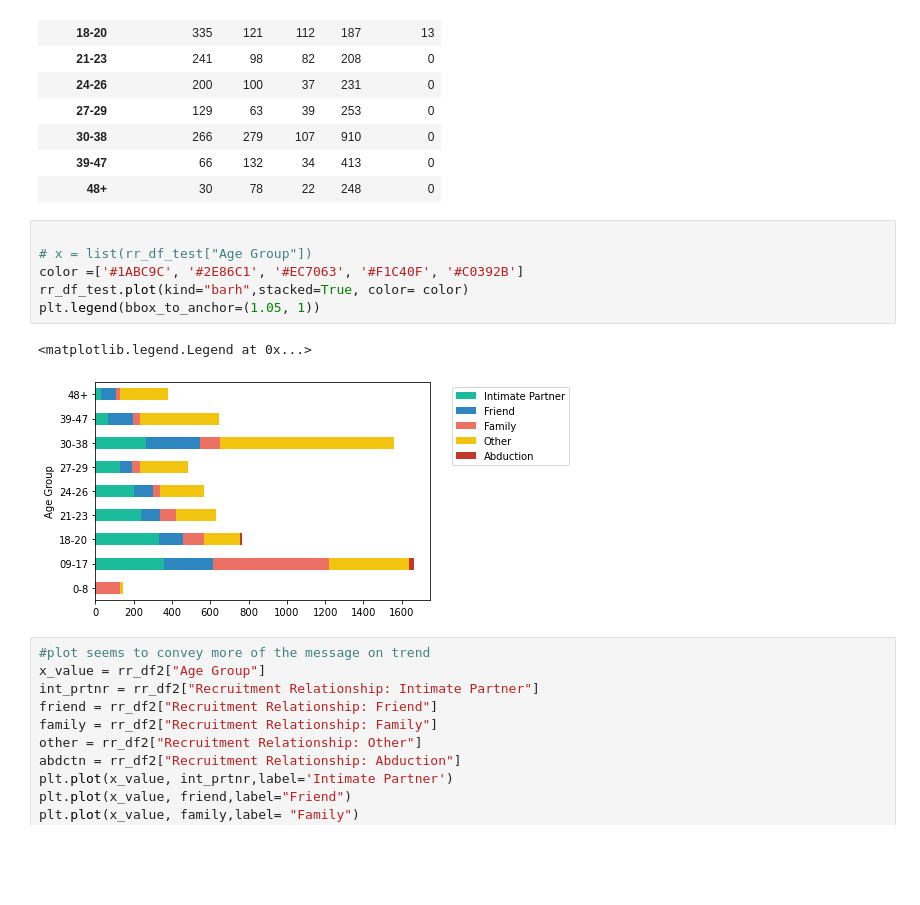
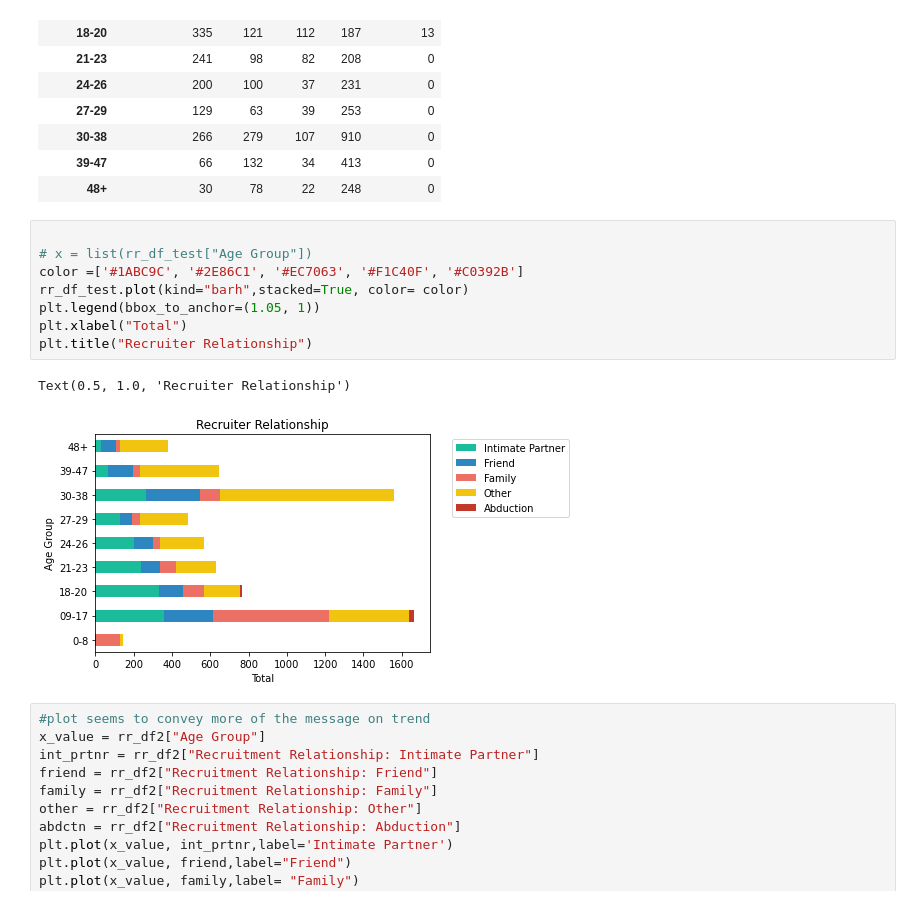
Before and after one commit to saronraut/Human-Trafficking-Awareness, a Jupyter notebook: saron_working_file/Saron-trafficking.ipynb, the cells around one changed output. Drawn from its saved outputs; the diff is of its cells as text; blank space fills up the shorter version.

Commit message:
graph complete

```diff
--- a/saron_working_file/Saron-trafficking.ipynb
+++ b/saron_working_file/Saron-trafficking.ipynb
@@ -303,12 +303,14 @@ rr_df_test
 # %%
 
 # x = list(rr_df_test["Age Group"])
 color =['#1ABC9C', '#2E86C1', '#EC7063', '#F1C40F', '#C0392B']
 rr_df_test.plot(kind="barh",stacked=True, color= color)
 plt.legend(bbox_to_anchor=(1.05, 1))
+plt.xlabel("Total")
+plt.title("Recruiter Relationship")
 # %% [output]
-<matplotlib.legend.Legend at 0x...>
+Text(0.5, 1.0, 'Recruiter Relationship')
-[figure, old version]
+[figure, new version]
 # %%
 #plot seems to convey more of the message on trend
 x_value = rr_df2["Age Group"]
```
Also changed, not shown: parts of 1 cell of this notebook.
